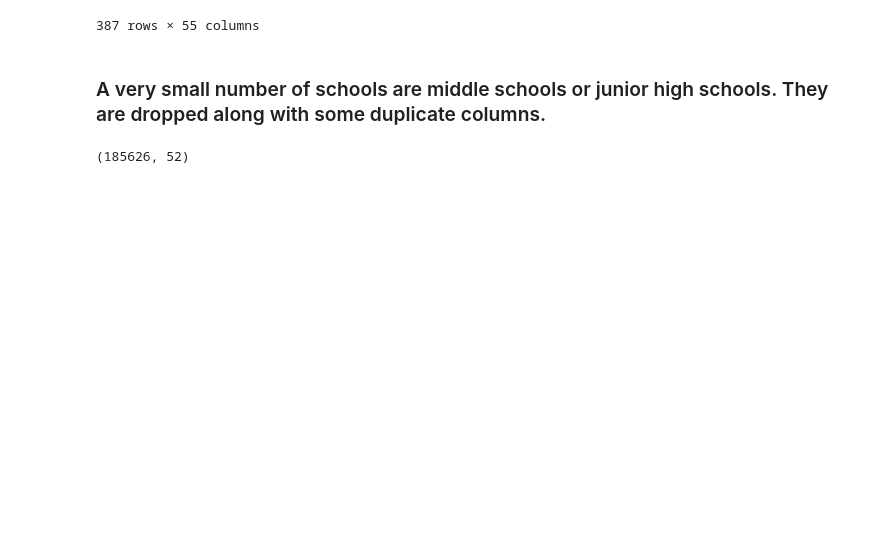
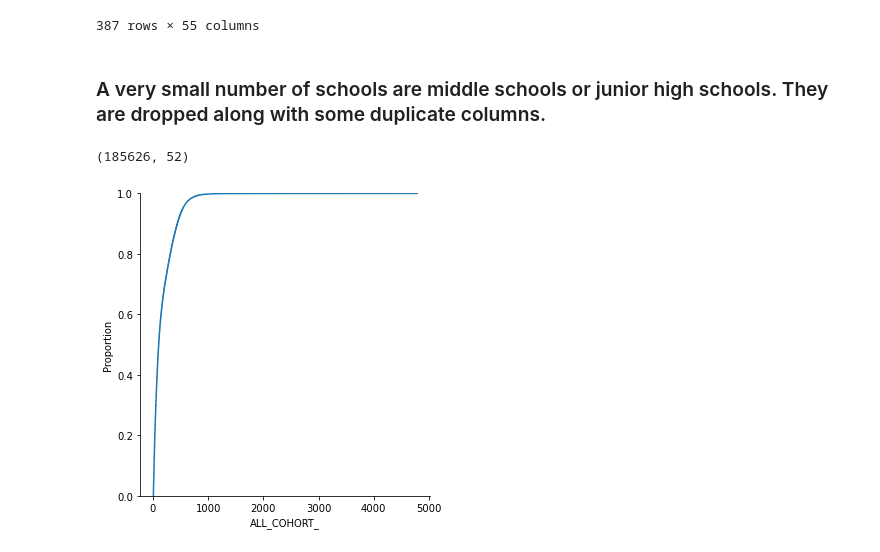
Before and after one commit to georgetown-analytics/student-outcomes, a Jupyter notebook: notebooks/EDA_school_directory.ipynb, the cells around one changed output. Drawn from its saved outputs; the diff is of its cells as text; code cells hidden in the pictures; blank space fills up the shorter version.

Commit message:
Added a plot and saved out intermediate dataframe

```diff
--- a/notebooks/EDA_school_directory.ipynb
+++ b/notebooks/EDA_school_directory.ipynb
@@ -347,3 +343,11 @@ plt.rcParams["figure.figsize"] = (10,10)
+# %%
+plt.rcParams["figure.figsize"] = (10,10)
+# Insert cool figure showing ALL_RATE or something else
+ax = sns.displot(data=merge0,x='ALL_COHORT_', kind='ecdf')
+# plt.xticks = np.linspace(0,5000,num=500)
+# @TODO: Make this plot larger with a grid and xticks and histogram; want a cum sum and a histogram on same plot
+# %% [output]
+[figure, added]
 # %%
 merge0.head()
 # %% [output]
```
Also changed, not shown: parts of 7 cells of this notebook.
